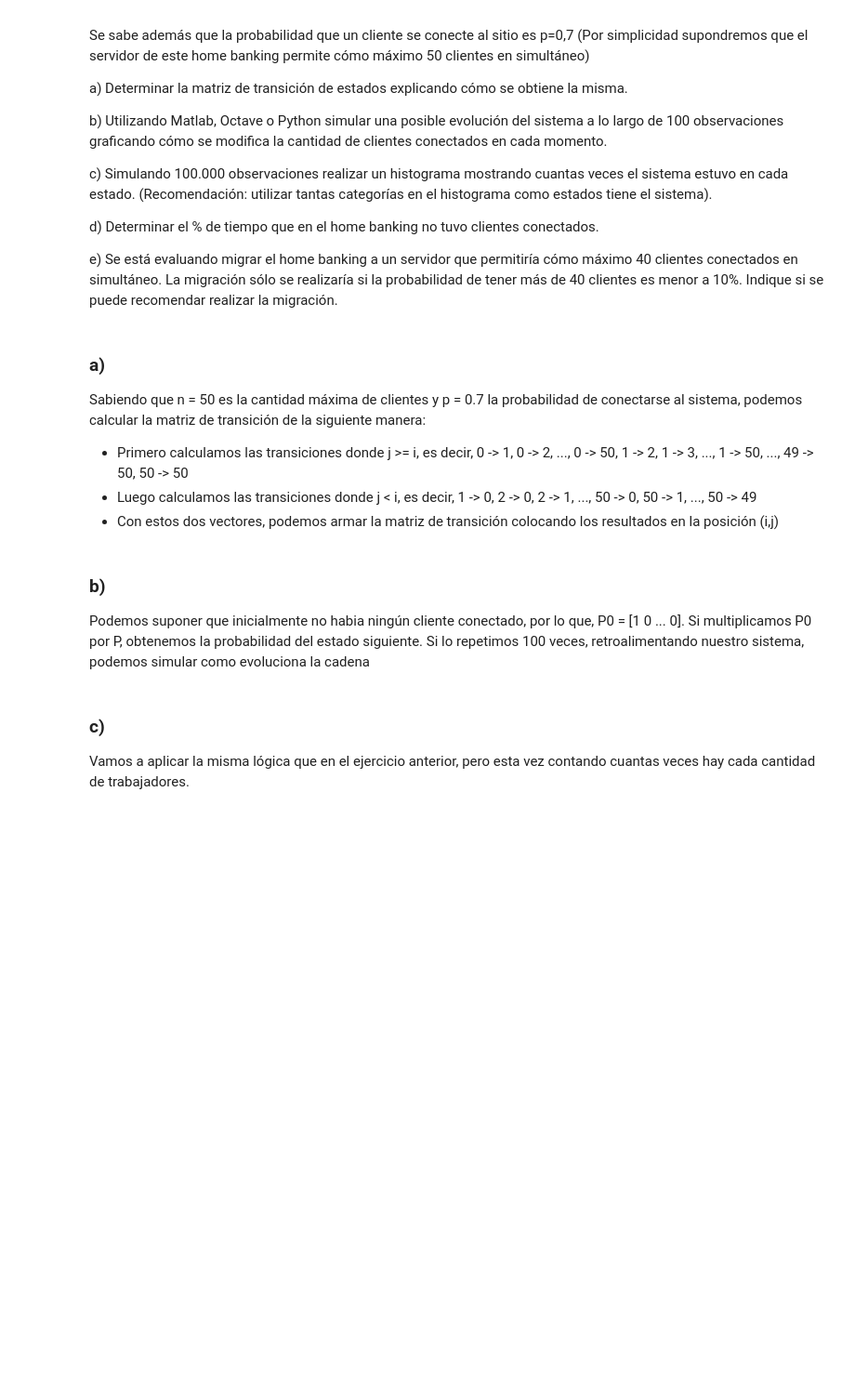
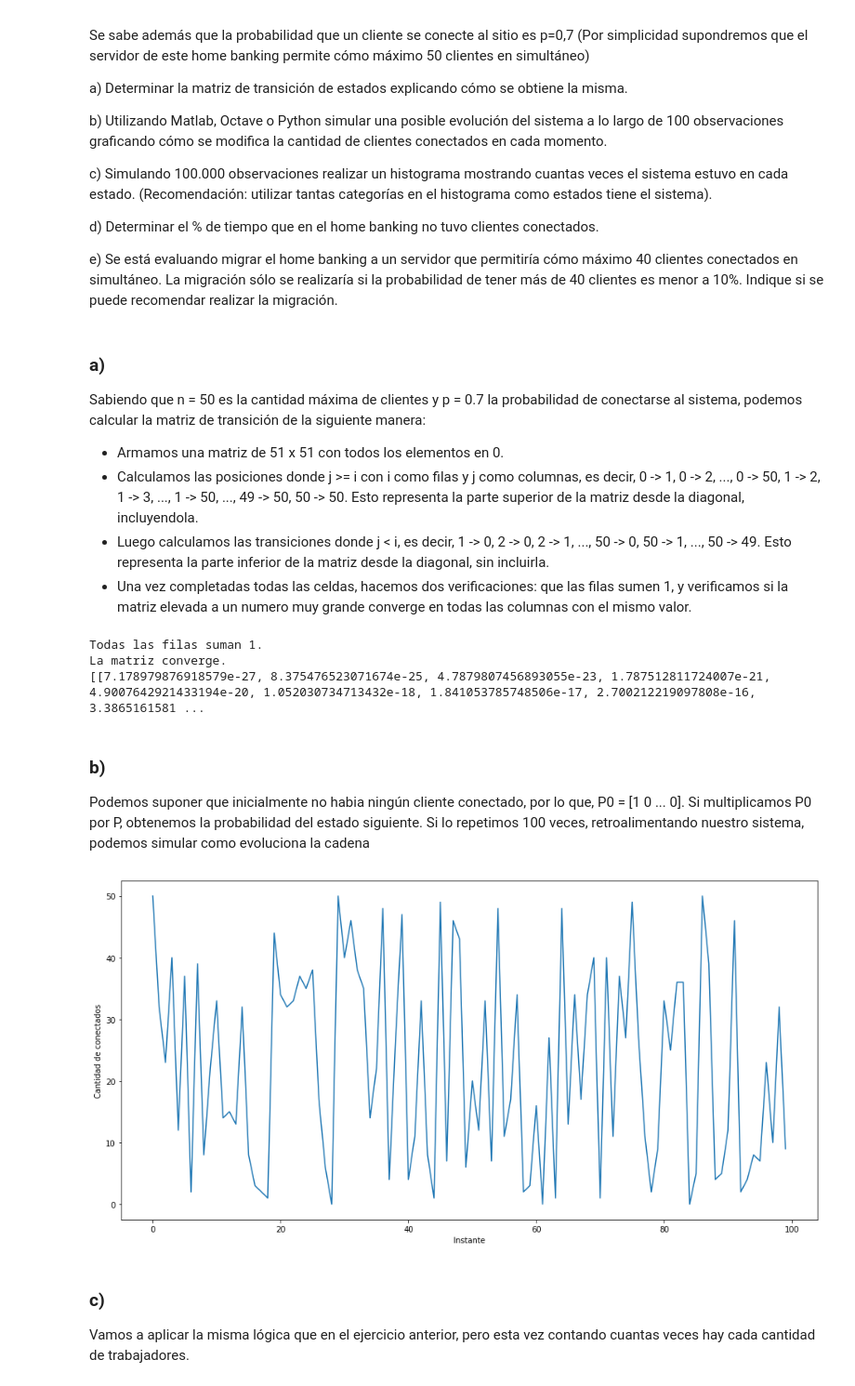
Before and after one commit to tomasaccini/TP1-Simulacion, a Jupyter notebook: TP2/TP2.ipynb, the cells around one changed output. Shown at 93% size. Saved outputs shown, nothing was run; the diff lists cells and outputs as text; code cells hidden in the pictures; blank space fills up the shorter version.

```diff
--- a/TP2/TP2.ipynb
+++ b/TP2/TP2.ipynb
@@ -241,9 +251,10 @@ e) Se está evaluando migrar el home banking a un servidor que permitiría cómo
 # %% [markdown]
 ### a)
 Sabiendo que n = 50 es la cantidad máxima de clientes y p = 0.7 la probabilidad de conectarse al sistema, podemos calcular la matriz de transición de la siguiente manera:
-* Primero calculamos las transiciones donde j >= i, es decir, 0 -> 1, 0 -> 2, ..., 0 -> 50, 1 -> 2, 1 -> 3, ..., 1 -> 50, ..., 49 -> 50, 50 -> 50
-* Luego calculamos las transiciones donde j < i, es decir, 1 -> 0, 2 -> 0, 2 -> 1, ..., 50 -> 0, 50 -> 1, ..., 50 -> 49
-* Con estos dos vectores, podemos armar la matriz de transición colocando los resultados en la posición (i,j)
+* Armamos una matriz de 51 x 51 con todos los elementos en 0.
+* Calculamos las posiciones donde j >= i con i como filas y j como columnas, es decir, 0 -> 1, 0 -> 2, ..., 0 -> 50, 1 -> 2, 1 -> 3, ..., 1 -> 50, ..., 49 -> 50, 50 -> 50. Esto representa la parte superior de la matriz desde la diagonal, incluyendola.
+* Luego calculamos las transiciones donde j < i, es decir, 1 -> 0, 2 -> 0, 2 -> 1, ..., 50 -> 0, 50 -> 1, ..., 50 -> 49. Esto representa la parte inferior de la matriz desde la diagonal, sin incluirla.
+* Una vez completadas todas las celdas, hacemos dos verificaciones: que las filas sumen 1, y verificamos si la matriz elevada a un numero muy grande converge en todas las columnas con el mismo valor.
 # %%
 def combinatoria(m, n):
     return math.factorial(m) / (math.factorial(n) * math.factorial(m - n))
@@ -254,7 +265,7 @@ def sumatoria(matrix, begin, n):
         suma = suma + matrix[begin][j]
     return suma
 
-n = 4
+n = 50
 p = 0.7
 P = [[0 for i in range(n + 1)] for j in range(n + 1)]
 for i in range(n + 1):
@@ -264,11 +275,37 @@ for i in range(n + 1):
 
 for i in range(n, 0, -1):
     for j in range(i):
-        P[i][j] = (1 - sumatoria(P,i,n)) / (i) # (i - 1) TODO: PREGUNTAR!!!!
-
-
-for linea in P:
-    print(linea)
+        P[i][j] = (1 - sumatoria(P,i,n)) / (i)
+# %%
+todas_filas_1 = True
+for fila in P:
+    if not math.isclose(sum(fila), 1):
+        todas_filas_1 = False
+
+if todas_filas_1:
+    print("Todas las filas suman 1.")
+else:
+    print("No todas las filas suman 1, no es una matriz de transición.")
+
+
+matriz_converge = True
+P_elevada = np.matrix(P.copy()) ** 100000
+primera_fila = P_elevada.tolist()[0]
+for fila in P_elevada.tolist():
+    for i in range(len(fila)):
+        if not math.isclose(fila[i], primera_fila[i]):
+            matriz_converge = False
+
+if matriz_converge:
+    print("La matriz converge.")
+else:
+    print("La matriz no converge.")
+
+print(P)
+# %% [output]
+Todas las filas suman 1.
+La matriz converge.
+[[7.178979876918579e-27, 8.375476523071674e-25, 4.7879807456893055e-23, 1.787512811724007e-21, 4.9007642921433194e-20, 1.052030734713432e-18, 1.841053785748506e-17, 2.700212219097808e-16, 3.3865161581 ...
 # %% [markdown]
 ### b)
 
@@ -276,36 +313,38 @@ Podemos suponer que inicialmente no habia ningún cliente conectado, por lo que,
 # %%
 import matplotlib.pyplot as plt
 
 width = 16
 height = 8
 plt.figure(figsize=(width, height))
+
+P_ejercicioB = P.copy()
 
 P0 = [ 0 for i in range(n + 1)]
 P0[0] = 1 # no hay ningun cliente al comienzo
 
 result = []
 for iexp in range(100):
     u = random()
     #Armo el vector de probabilidad acumulada
     PAcum = [P0[0]]
     for index in range(1, len(P0)):
         PAcum.append(PAcum[index - 1] + P0[index])
-
     i = 1
     while i < len(P0):
-        if u > PAcum[i-1] and u <= PAcum[i]:
+        if u >= PAcum[i-1] and u <= PAcum[i]:
             break;
         else:
             i = i + 1
 
     result.append(i-1) # guardo
-    np.linalg.matrix_power(P, iexp)
-    P0 = np.dot(P0, P)
+    P0 = (np.matrix(P0) * np.matrix(P_ejercicioB)).tolist()[0]
 
 plt.plot(result)
 plt.ylabel('Cantidad de conectados')
 plt.xlabel('Instante')
 plt.show()
+# %% [output]
+[figure, added]
 # %% [markdown]
 ### c)
 
```
Also changed, not shown: parts of 9 cells of this notebook.
